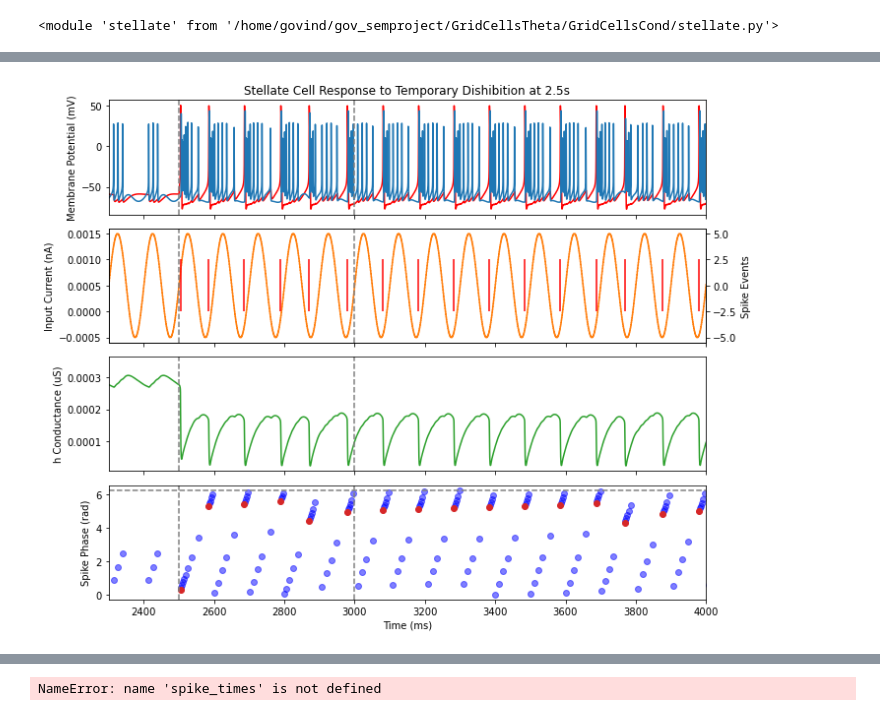
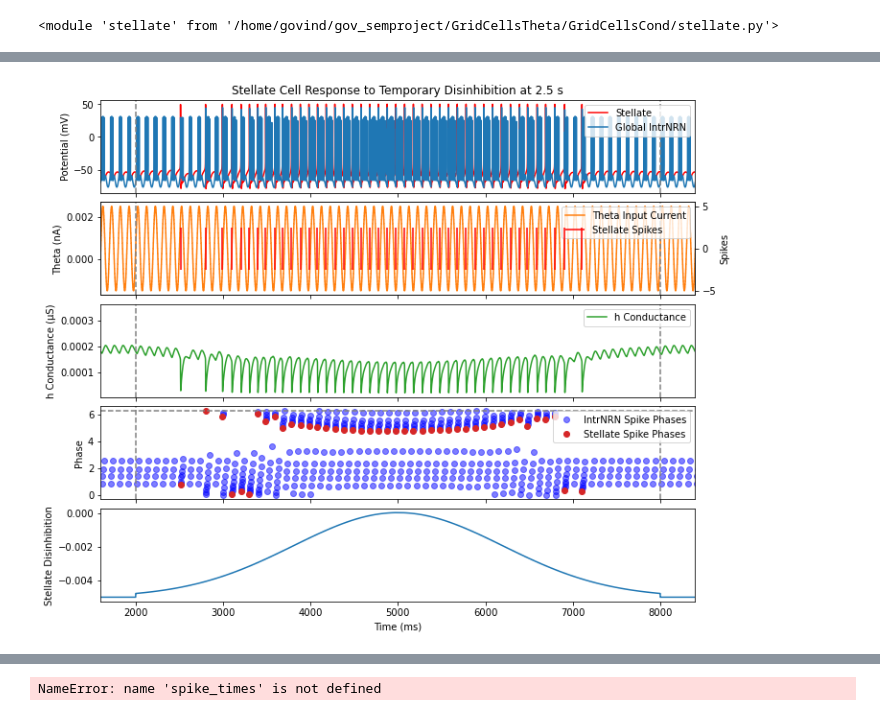
Before and after one commit to tiny-infinity/GridCellsTheta, a Jupyter notebook: amitabha_bose.ipynb, the cells around one changed output, grey strips where cells are left out. Saved outputs shown, nothing was run; the diff lists cells and outputs as text; code cells hidden in the pictures.

Commit message:
gaussian, linear ramps

```diff
--- a/amitabha_bose.ipynb
+++ b/amitabha_bose.ipynb
@@ -83,5 +115,6 @@ plt.plot(time_arr, curr_arr)
 # %%
 i_theta = h.Vector().record(theta_ic._ref_amp)
+stell_input = h.Vector().record(stell_ic._ref_amp)
 stellate_gh_vec = h.Vector().record(stellate_0.soma(0.5).stellate_mech._ref_gh)
 stellate_v = h.Vector().record(stellate_0.soma(0.5)._ref_v)
 global_intrnrn_v = h.Vector().record(global_intrnrn.soma(0.5)._ref_v)
@@ -94,15 +127,15 @@ print(len(time.to_python()))
 fig,ax = plt.subplots(figsize=(10,6))
 ax1 = ax.twinx()
 ax1.plot(time,i_theta.to_python(), color='gray', linestyle='--', label='Theta Input')
-ax.plot(time, stellate_v, label='Stellate')
-ax.plot(time, global_intrnrn_v, label='Global IntrNRN')
+ax.plot(time, stellate_v, label='Stellate',color='orange')
+ax.plot(time, global_intrnrn_v, label='Global IntrNRN',color='blue')
 ##ax1.eventplot(spike_times, lineoffsets=-80, colors='r', linelengths=5, label='Stellate Spikes')
 ax.set_xlabel('Time (ms)')
 ax.set_ylabel('Membrane Potential (mV)')
 ax.set_title('Membrane Potentials of IntrNRN and Stellate Cells')
 plt.legend()
 plt.ylim(-100,100)
-plt.xlim(2000,3000)
+plt.xlim(str_input,end_input)
 plt.axvline(x=2500, color='gray', linestyle='--')
 plt.show()
 # %% [output]
@@ -112,43 +149,73 @@ plt.show()
 stell_spike_phases = freq * 2* np.pi * (np.array(spike_times_stell.to_python())/1000)%(2*np.pi)
 intrnrn_spike_phases = freq * 2* np.pi * (np.array(spike_times_intrnrn.to_python())/1000)%(2*np.pi)
 # %%
-fig,ax = plt.subplots(4,1,figsize=(10,8),sharex=True)
+%matplotlib inline
+fig, ax = plt.subplots(5, 1, figsize=(10, 8), sharex=True, constrained_layout=True)
 
 ax01 = ax[1].twinx()
-ax[0].plot(time, stellate_v, color='r',label='Stellate')
+
+# ---- Plots ----
+ax[0].plot(time, stellate_v, color='r', label='Stellate')
 ax[0].plot(time, global_intrnrn_v, label='Global IntrNRN')
-ax[1].plot(time,i_theta.to_python(), color='C1', label='Theta Input Current')
-ax01.eventplot(spike_times_stell, lineoffsets=0, colors='r', linelengths=5, label='Stellate Spikes')
-ax[2].plot(time,stellate_gh_vec.to_python(), color='C2', label='h Conductance')
-ax[3].plot(spike_times_intrnrn.to_python(), intrnrn_spike_phases, 'o', color='blue', label='IntrNRN Spike Phases',alpha=0.5)
-ax[3].plot(spike_times_stell.to_python(), stell_spike_phases, 'o', color='C3', label='Spike Phases')
-ax[0].axvline(x=2500, color='gray', linestyle='--')
-ax[1].axvline(x=2500, color='gray', linestyle='--')
-ax[2].axvline(x=2500, color='gray', linestyle='--')
-ax[3].axvline(x=2500, color='gray', linestyle='--')
-ax[0].axvline(x=3000, color='gray', linestyle='--')
-ax[1].axvline(x=3000, color='gray', linestyle='--')
-ax[2].axvline(x=3000, color='gray', linestyle='--')
-ax[3].axvline(x=3000, color='gray', linestyle='--')
 
-ax[0].set_xlim(2300,4000)
-ax[1].set_xlim(2300,4000)
-ax[2].set_xlim(2300,4000)
-ax[3].set_xlim(2300,4000)
+ax[1].plot(time, i_theta.to_python(), color='C1', label='Theta Input Current')
+ax01.eventplot(spike_times_stell, lineoffsets=0, colors='r',
+               linelengths=5, label='Stellate Spikes')
 
-ax[3].axhline(y=2*np.pi, color='gray', linestyle='--')
-ax[0].set_ylabel('Membrane Potential (mV)')
-ax[3].set_xlabel('Time (ms)')
-ax[1].set_ylabel('Input Current (nA)')
-ax01.set_ylabel('Spike Events')
-ax[2].set_ylabel('h Conductance (uS)')
-ax[3].set_ylabel('Spike Paseline_amp = 1e-3hase (rad)')
-ax[0].set_title('Stellate Cell Response to Temporary Dishibition at 2.5s')
-plt.tight_layout()
-plt.savefig('stellate_response_short_theta_mod.png', dpi=300)
+ax[2].plot(time, stellate_gh_vec.to_python(), color='C2', label='h Conductance')
+
+ax[3].plot(spike_times_intrnrn.to_python(), intrnrn_spike_phases, 'o',
+           color='blue', alpha=0.5, label='IntrNRN Spike Phases')
+ax[3].plot(spike_times_stell.to_python(), stell_spike_phases, 'o',
+           color='C3', label='Stellate Spike Phases')
+
+ax[4].plot(time, stell_input.to_python(), label='Stellate Disinhibition')
+
+# ---- Vertical markers ----
+for i in range(4):
+    ax[i].axvline(str_input, color='gray', linestyle='--')
+    ax[i].axvline(end_input, color='gray', linestyle='--')
+
+# ---- Limits ----
+for a in ax:
+    a.set_xlim(str_input - 400, end_input + 400)
+
+# ---- Reference line ----
+ax[3].axhline(2*np.pi, color='gray', linestyle='--')
+
+# ---- Labels ----
+ax[0].set_ylabel('Potential (mV)')
+ax[1].set_ylabel('Theta (nA)')
+ax01.set_ylabel('Spikes')
+ax[2].set_ylabel('h Conductance (µS)')
+ax[3].set_ylabel('Phase')
+ax[4].set_ylabel('Stellate Disinhibition')
+ax[4].set_xlabel('Time (ms)')
+
+# ---- Legends (merge ax[1] + ax01) ----
+lines1, labels1 = ax[1].get_legend_handles_labels()
+lines2, labels2 = ax01.get_legend_handles_labels()
+ax[1].legend(lines1 + lines2, labels1 + labels2, loc='upper right')
+
+ax[0].legend(loc='upper right')
+ax[2].legend(loc='upper right')
+ax[3].legend(loc='upper right')
+
+# ---- Title ----
+ax[0].set_title('Stellate Cell Response to Temporary Disinhibition at 2.5 s')
+
+# ---- Save ----
+plt.savefig(
+    'stellate_response_dsinhb_gaussian_ramp.png',
+    dpi=300,
+    facecolor='white',
+    edgecolor='white',
+    transparent=False
+)
+
 plt.show()
 # %% [output]
-[figure, old version]
+[figure, new version]
 # %%
 import analysis_utils as a_utils
 
```
Also changed, not shown: parts of 5 cells of this notebook, 7 other files.
